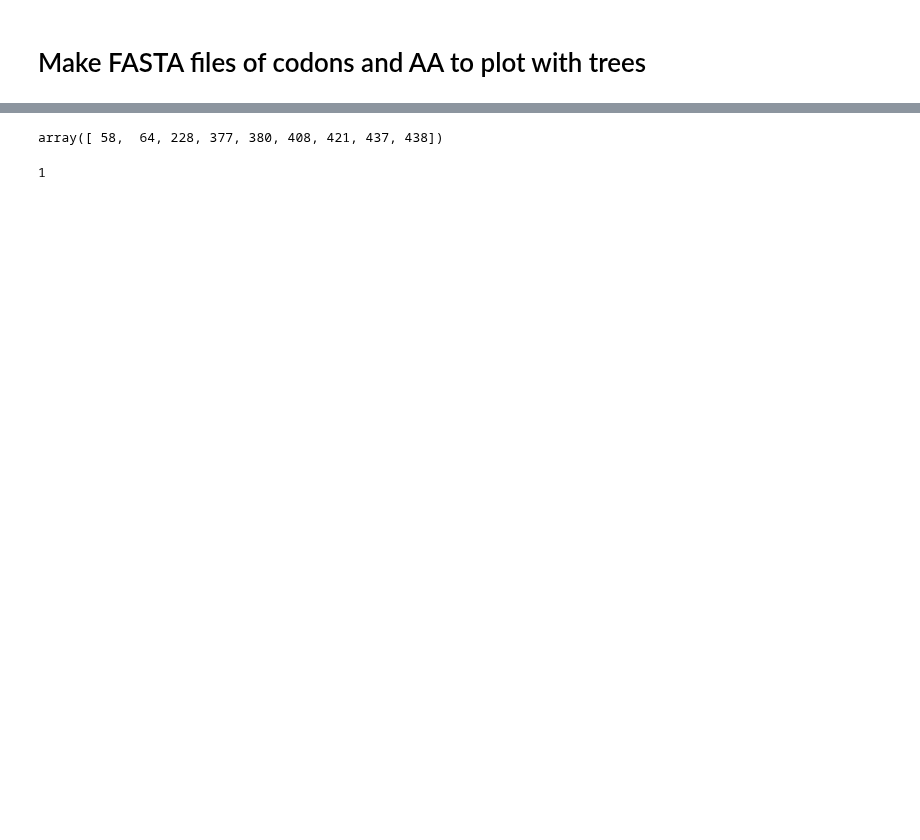
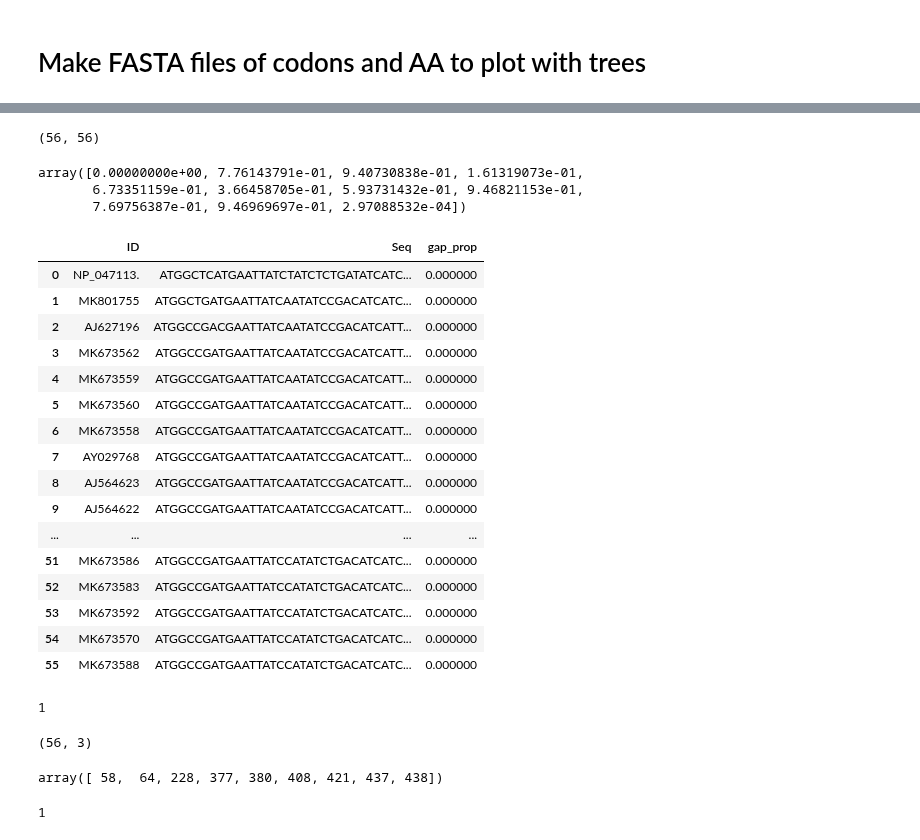
Before and after one commit to sanju99/niv_evo, a Jupyter notebook: evo_selection.ipynb, the cells around one changed output, grey strips where cells are left out. Saved outputs shown, nothing was run; the diff lists cells and outputs as text; code cells hidden in the pictures; blank space fills up the shorter version.

```diff
--- a/evo_selection.ipynb
+++ b/evo_selection.ipynb
@@ -21,3 +21,6 @@ metadata = pd.read_csv("metadata.csv")
 # metadata["Clade_grouped"] = metadata["Country"].map({"Cambodia": "Malaysia", "Thailand": "Bangladesh", "India": "Bangladesh"}).fillna(metadata["Country"])
 # %% [markdown]
 # Make FASTA files of codons and AA to plot with trees
+# %%
+L_seq = [(seq.id, str(seq.seq)) for seq in SeqIO.parse("seq_for_analysis/L_unique_HeV.fasta", "fasta")]
+L_no_stop_codons = [(seq.id, str(seq.seq)) for seq in SeqIO.parse("seq_for_analysis/L_no_stop_codons_HeV.phy", "phylip")]
@@ -23,0 +38,40 @@ metadata = pd.read_csv("metadata.csv")
+# %%
+len(L_seq), len(L_no_stop_codons)
+# %% [output]
+(56, 56)
+# %%
+test = pd.DataFrame(L_no_stop_codons)
+test.columns = ["ID", "Seq"]
+# %%
+for i, row in test.iterrows():
+
+    prop = len(np.where(np.array(list(row["Seq"]))=='-')[0]) / len(row["Seq"])
+    test.loc[i, "gap_prop"] = prop
+# %%
+test.gap_prop.unique()
+# %% [output]
+array([0.00000000e+00, 7.76143791e-01, 9.40730838e-01, 1.61319073e-01,
+       6.73351159e-01, 3.66458705e-01, 5.93731432e-01, 9.46821153e-01,
+       7.69756387e-01, 9.46969697e-01, 2.97088532e-04])
+# %%
+filtered = test.query("gap_prop < 0.1")
+# %%
+filtered
+# %% [output]
+|  | ID | Seq | gap_prop |
+| 0 | NP_047113. | ATGGCTCATGAATTATCTATCTCTGATATCATC... | 0.000000 |
+| 1 | MK801755 | ATGGCTGATGAATTATCAATATCCGACATCATC... | 0.000000 |
+| 2 | AJ627196 | ATGGCCGACGAATTATCAATATCCGACATCATT... | 0.000000 |
+| 3 | MK673562 | ATGGCCGATGAATTATCAATATCCGACATCATT... | 0.000000 |
+| 4 | MK673559 | ATGGCCGATGAATTATCAATATCCGACATCATT... | 0.000000 |
+| 5 | MK673560 | ATGGCCGATGAATTATCAATATCCGACATCATT... | 0.000000 |
+| 6 | MK673558 | ATGGCCGATGAATTATCAATATCCGACATCATT... | 0.000000 |
+| 7 | AY029768 | ATGGCCGATGAATTATCAATATCCGACATCATT... | 0.000000 |
+| 8 | AJ564623 | ATGGCCGATGAATTATCAATATCCGACATCATT... | 0.000000 |
+| 9 | AJ564622 | ATGGCCGATGAATTATCAATATCCGACATCATT... | 0.000000 |
+| ... | ... | ... | ... |
+| 51 | MK673586 | ATGGCCGATGAATTATCCATATCTGACATCATC... | 0.000000 |
+| 52 | MK673583 | ATGGCCGATGAATTATCCATATCTGACATCATC... | 0.000000 |
+| 53 | MK673592 | ATGGCCGATGAATTATCCATATCTGACATCATC... | 0.000000 |
+| 54 | MK673570 | ATGGCCGATGAATTATCCATATCTGACATCATC... | 0.000000 |
+| 55 | MK673588 | ATGGCCGATGAATTATCCATATCTGACATCATC... | 0.000000 |
@@ -24,3 +85,12 @@ metadata = pd.read_csv("metadata.csv")
+# %%
+aln = AlignIO.read("seq_for_analysis/L_no_stop_codons_HeV_aln.fasta", "fasta")
+AlignIO.write(aln, "seq_for_analysis/L_no_stop_codons_HeV.phy", "phylip")
+# %% [output]
+1
+# %%
+test.shape
+# %% [output]
+(56, 3)
 # %%
 meme_sig = pd.read_csv("hyphy/MEME/significance_P.csv")
 sig_sites = meme_sig.loc[meme_sig["p-value"] <= 0.1].Site.values
```
Also changed, not shown: parts of 8 cells of this notebook, 32 other files.
